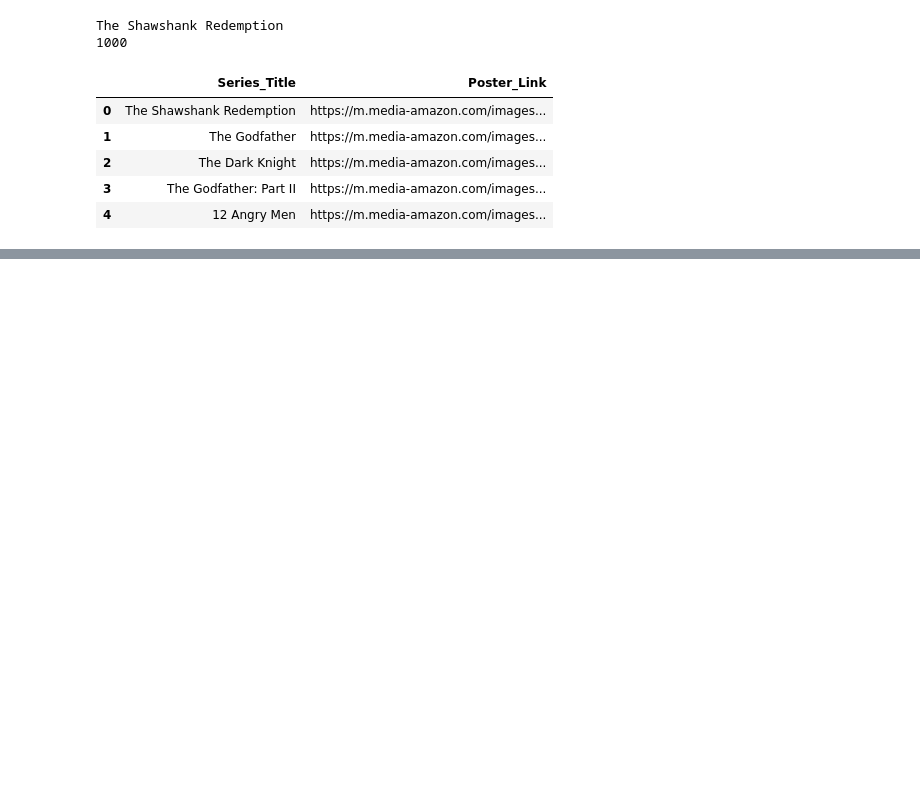
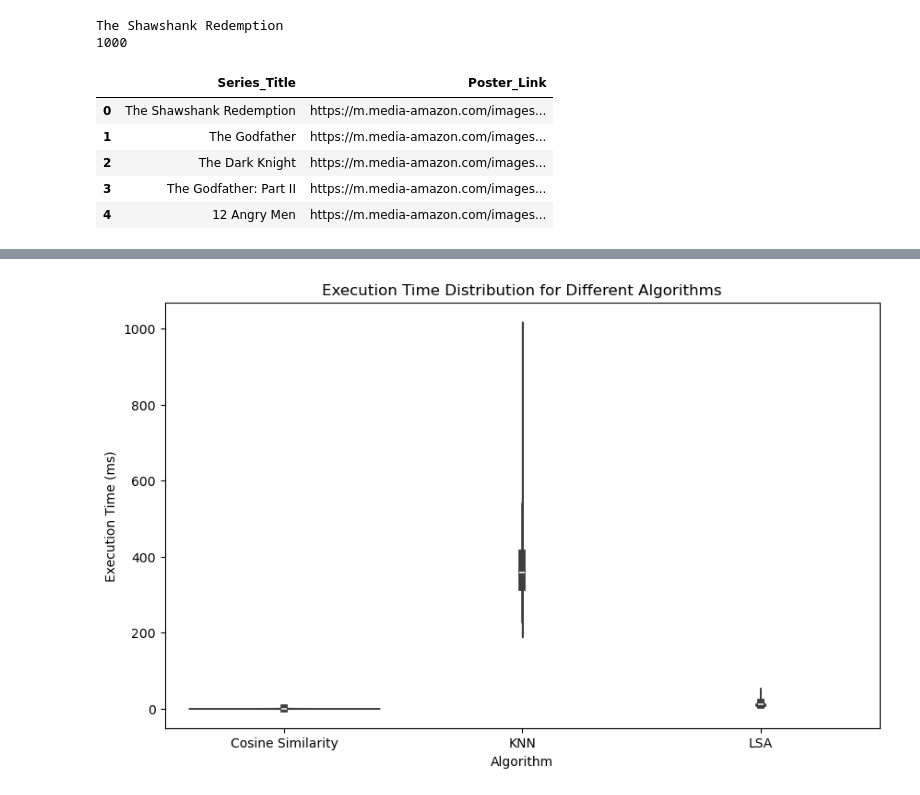
Before and after one commit to Chongaaaa/Python-AI, a Jupyter notebook: python_notebook/efficiency_plot.ipynb, the cells around one changed output, grey strips where cells are left out. Cells and saved outputs as stored; diff of their text form; code cells hidden in the pictures; blank space fills up the shorter version.

```diff
--- a/python_notebook/efficiency_plot.ipynb
+++ b/python_notebook/efficiency_plot.ipynb
@@ -189,0 +203,12 @@ plt.show()
+# %%
+# Violin Plot
+plt.figure(figsize=(10, 6))
+sns.violinplot(x='Algorithm', y='Execution Time', data=data_melted)
+
+plt.title('Execution Time Distribution for Different Algorithms')
+plt.ylabel('Execution Time (ms)')
+plt.xlabel('Algorithm')
+
+plt.show()
+# %% [output]
+[figure, added]
```
Also changed, not shown: parts of 9 cells of this notebook, 5 other files.
